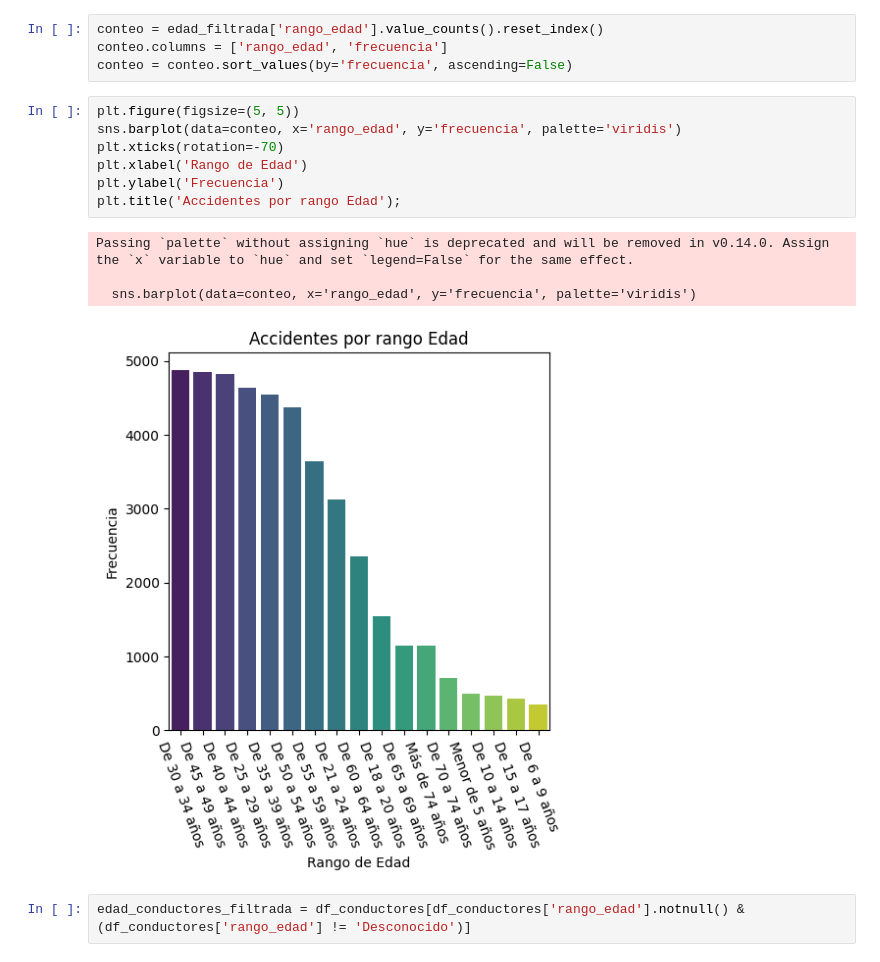
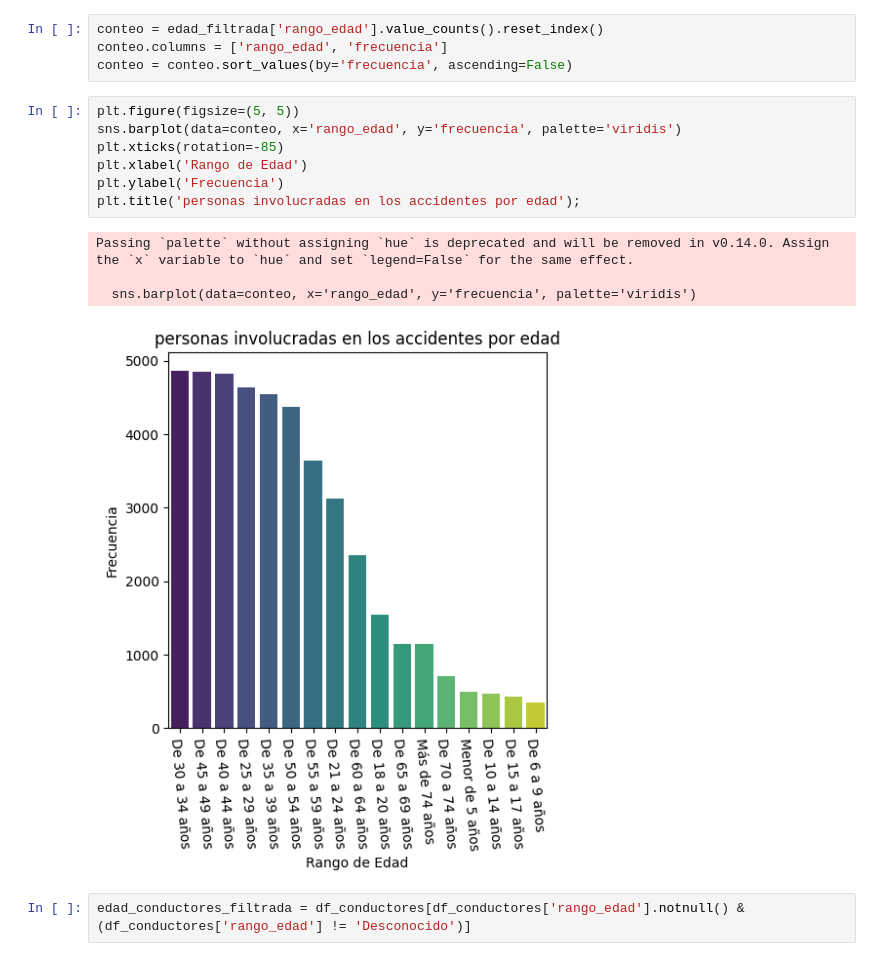
Before and after one commit to sengan9/EDA-accidentes-Madrid, a Jupyter notebook: 1-Definicion_EDA_sengan.ipynb, the cells around one changed output. Saved outputs shown, nothing was run; the diff lists cells and outputs as text.

```diff
--- a/1-Definicion_EDA_sengan.ipynb
+++ b/1-Definicion_EDA_sengan.ipynb
@@ -746,15 +754,15 @@ conteo = conteo.sort_values(by='frecuencia', ascending=False)
 # %%
 plt.figure(figsize=(5, 5))
 sns.barplot(data=conteo, x='rango_edad', y='frecuencia', palette='viridis')
-plt.xticks(rotation=-70)
+plt.xticks(rotation=-85)
 plt.xlabel('Rango de Edad')
 plt.ylabel('Frecuencia')
-plt.title('Accidentes por rango Edad');
+plt.title('personas involucradas en los accidentes por edad');
 # %% [output]
 Passing `palette` without assigning `hue` is deprecated and will be removed in v0.14.0. Assign the `x` variable to `hue` and set `legend=False` for the same effect.
 
   sns.barplot(data=conteo, x='rango_edad', y='frecuencia', palette='viridis')
-[figure, old version]
+[figure, new version]
 # %%
 edad_conductores_filtrada = df_conductores[df_conductores['rango_edad'].notnull() & (df_conductores['rango_edad'] != 'Desconocido')]
 # %%
```
Also changed, not shown: parts of 24 cells of this notebook.
